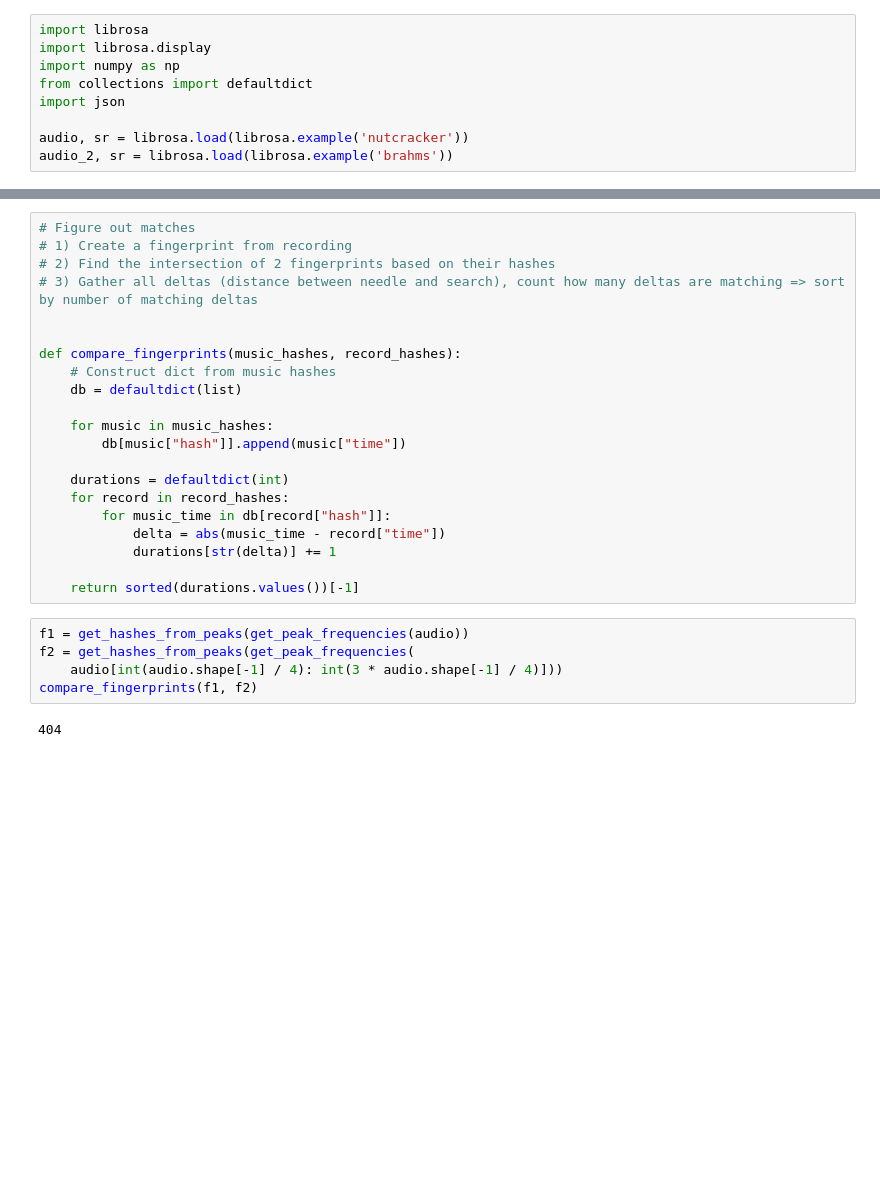
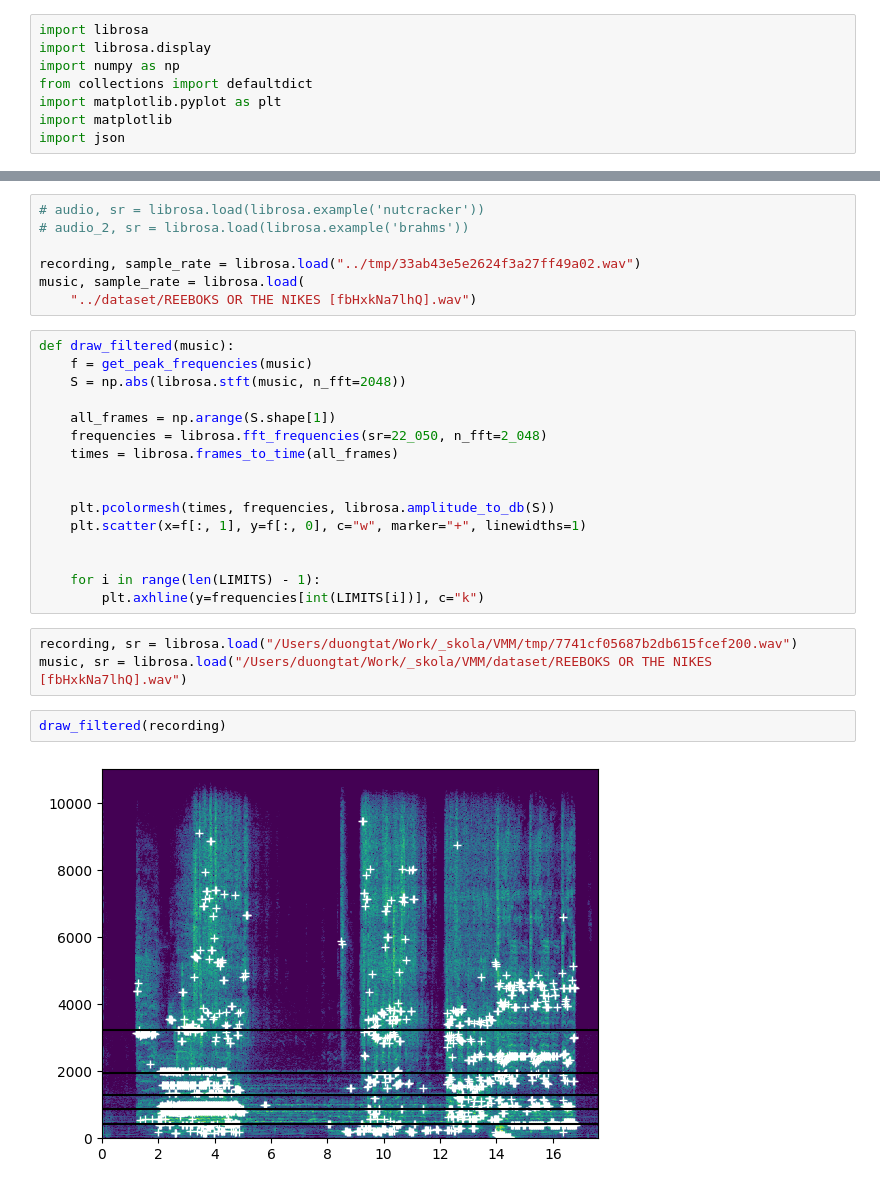
Before and after one commit to dqbd/music-matching, a Jupyter notebook: research/shazam.ipynb, the cells around one changed output, grey strips where cells are left out. Saved outputs shown, nothing was run; the diff lists cells and outputs as text; blank space fills up the shorter version.

```diff
--- a/research/shazam.ipynb
+++ b/research/shazam.ipynb
@@ -3,10 +3,9 @@ import librosa
 import librosa.display
 import numpy as np
 from collections import defaultdict
+import matplotlib.pyplot as plt
+import matplotlib
 import json
-
-audio, sr = librosa.load(librosa.example('nutcracker'))
-audio_2, sr = librosa.load(librosa.example('brahms'))
 # %%
 LIMITS = np.array([40, 80, 120, 180, 300, np.inf])
 
@@ -74,28 +100,30 @@ def get_hashes_from_peaks(peaks, window_size=5):
-# %%
-# Figure out matches
-# 1) Create a fingerprint from recording
-# 2) Find the intersection of 2 fingerprints based on their hashes
-# 3) Gather all deltas (distance between needle and search), count how many deltas are matching => sort by number of matching deltas
-
-
-def compare_fingerprints(music_hashes, record_hashes):
-    # Construct dict from music hashes
-    db = defaultdict(list)
-
-    for music in music_hashes:
-        db[music["hash"]].append(music["time"])
-
-    durations = defaultdict(int)
-    for record in record_hashes:
-        for music_time in db[record["hash"]]:
-            delta = abs(music_time - record["time"])
-            durations[str(delta)] += 1
-
-    return sorted(durations.values())[-1]
-# %%
-f1 = get_hashes_from_peaks(get_peak_frequencies(audio))
-f2 = get_hashes_from_peaks(get_peak_frequencies(
-    audio[int(audio.shape[-1] / 4): int(3 * audio.shape[-1] / 4)]))
-compare_fingerprints(f1, f2)
-# %% [output]
-404
+# %%
+# audio, sr = librosa.load(librosa.example('nutcracker'))
+# audio_2, sr = librosa.load(librosa.example('brahms'))
+
+recording, sample_rate = librosa.load("../tmp/33ab43e5e2624f3a27ff49a02.wav")
+music, sample_rate = librosa.load(
+    "../dataset/REEBOKS OR THE NIKES [fbHxkNa7lhQ].wav")
+# %%
+def draw_filtered(music):
+    f = get_peak_frequencies(music)
+    S = np.abs(librosa.stft(music, n_fft=2048))
+
+    all_frames = np.arange(S.shape[1])
+    frequencies = librosa.fft_frequencies(sr=22_050, n_fft=2_048)
+    times = librosa.frames_to_time(all_frames)
+
+
+    plt.pcolormesh(times, frequencies, librosa.amplitude_to_db(S))
+    plt.scatter(x=f[:, 1], y=f[:, 0], c="w", marker="+", linewidths=1)
+
+
+    for i in range(len(LIMITS) - 1):
+        plt.axhline(y=frequencies[int(LIMITS[i])], c="k")
+# %%
+recording, sr = librosa.load("/Users/duongtat/Work/_skola/VMM/tmp/7741cf05687b2db615fcef200.wav")
+music, sr = librosa.load("/Users/duongtat/Work/_skola/VMM/dataset/REEBOKS OR THE NIKES [fbHxkNa7lhQ].wav")
+# %%
+draw_filtered(recording)
+# %% [output]
+[figure, added]
```
Also changed, not shown: parts of 2 cells of this notebook, 6 other files.
